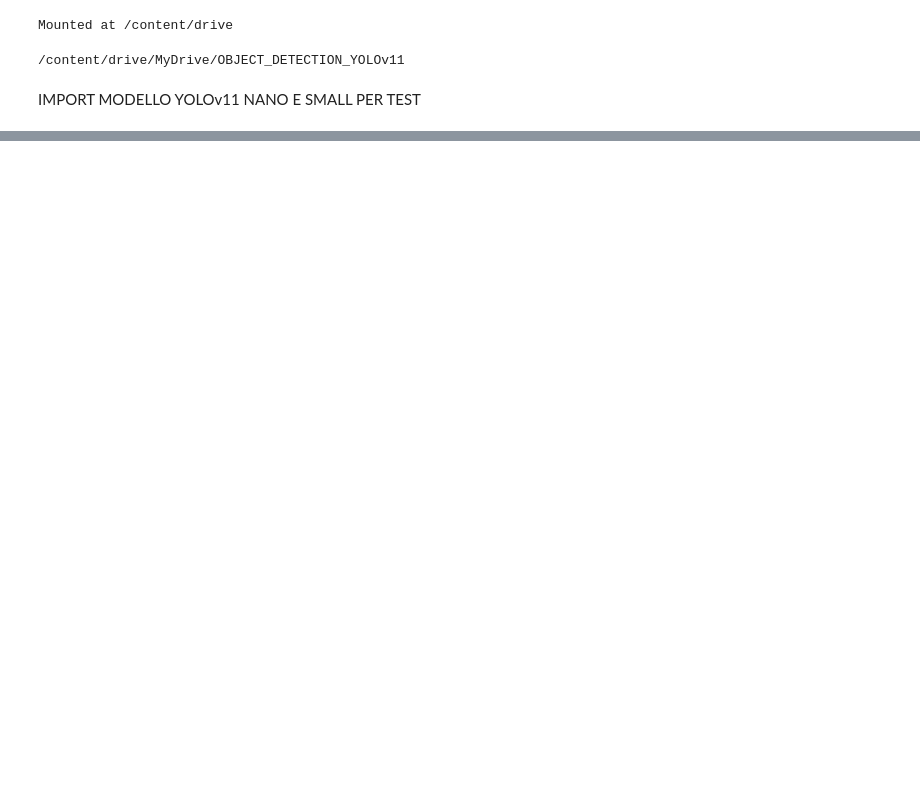
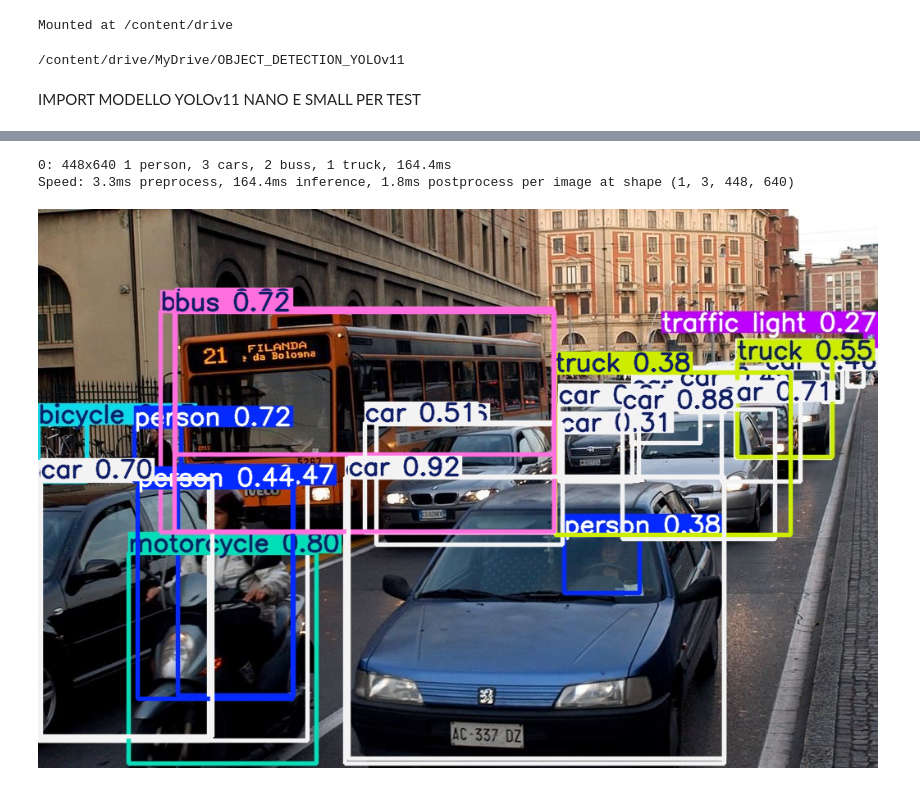
Before and after one commit to Matcap97/OBJECT_DETECTION, a Jupyter notebook: notebooks/OBJECT_DETECTION_YOLOv11.ipynb, the cells around one changed output, grey strips where cells are left out. Saved outputs shown, nothing was run; the diff lists cells and outputs as text; code cells hidden in the pictures; blank space fills up the shorter version.

```diff
--- a/notebooks/OBJECT_DETECTION_YOLOv11.ipynb
+++ b/notebooks/OBJECT_DETECTION_YOLOv11.ipynb
@@ -70,0 +57,6 @@ TypeError: 'DetectionModel' object is not subscriptable
+# %%
+model_n(im1)[0].save(filename="result.jpg")
+# %% [output]
+0: 448x640 1 person, 3 cars, 2 buss, 1 truck, 164.4ms
+Speed: 3.3ms preprocess, 164.4ms inference, 1.8ms postprocess per image at shape (1, 3, 448, 640)
+[figure, added]
```
Also changed, not shown: parts of 15 cells of this notebook.
